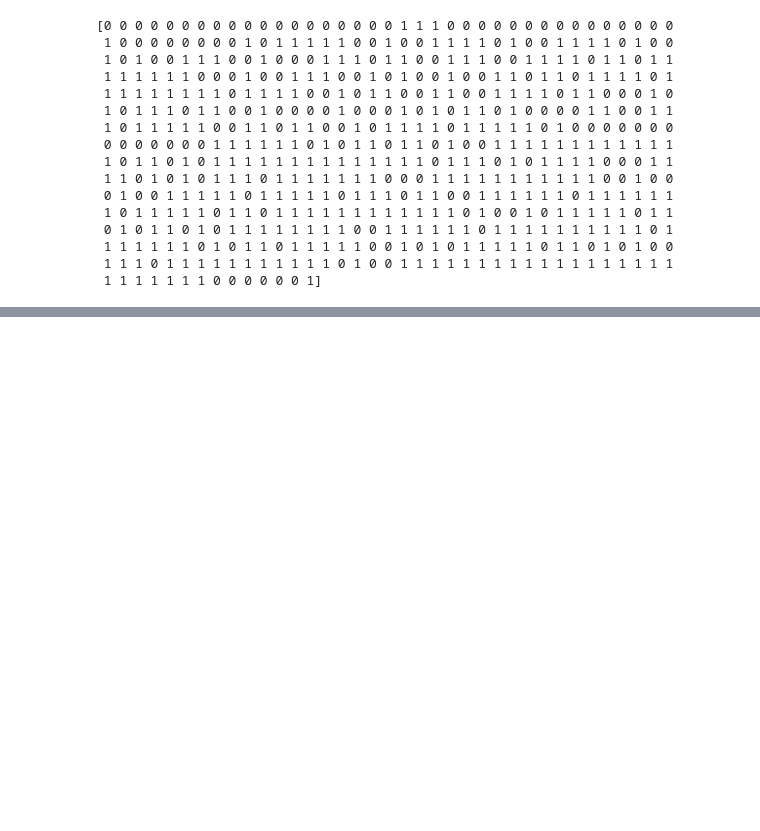
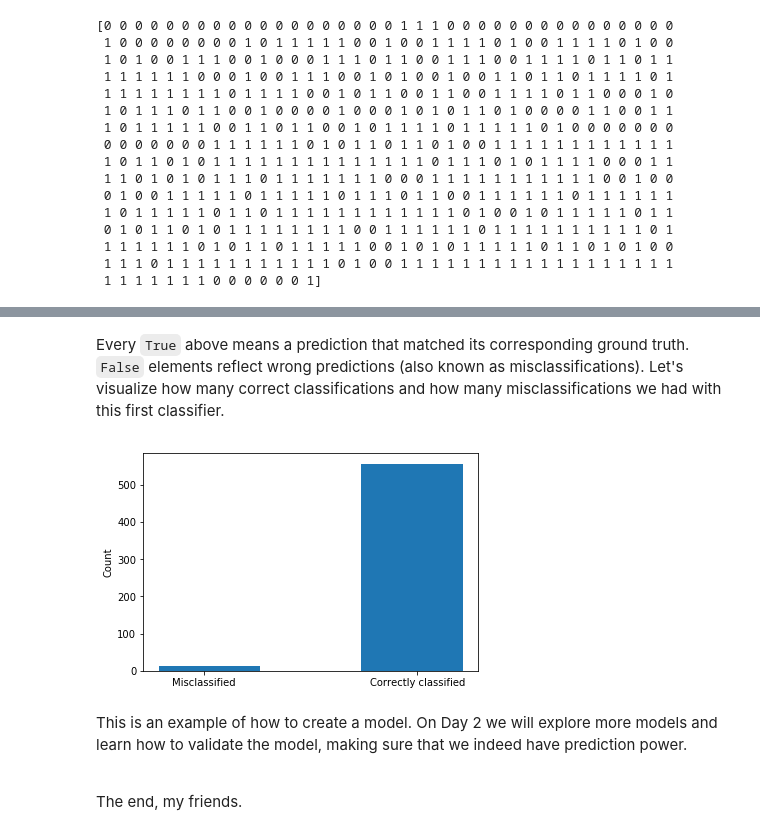
Before and after one commit to QCB-Collaboratory/W17.MachineLearning, a Jupyter notebook: materials/day_1/Day-1_notebook.ipynb, the cells around one changed output, grey strips where cells are left out. Cells and saved outputs as stored; diff of their text form; code cells hidden in the pictures; blank space fills up the shorter version.

````diff
--- a/materials/day_1/Day-1_notebook.ipynb
+++ b/materials/day_1/Day-1_notebook.ipynb
@@ -318,0 +343,4 @@ The end, my friends...
+# %%
+bcancer_model = DecisionTreeClassifier( max_depth=3 )
+# %%
+bcancer_model.fit( bcancer.data, bcancer.target )
@@ -318,0 +370,3 @@ The end, my friends...
+# %%
+bcancer_predictions = bcancer_model.predict( bcancer.data )
+print( bcancer_predictions )
@@ -318,0 +412,16 @@ The end, my friends...
+# %% [markdown]
+Every ```True``` above means a prediction that matched its corresponding ground truth. ```False``` elements reflect wrong predictions (also known as misclassifications). Let's visualize how many correct classifications and how many misclassifications we had with this first classifier.
+# %%
+pl.hist( bcancer.target == bcancer_predictions, bins=3 )
+
+pl.ylabel('Count')
+pl.xticks( [0.15,0.85], ['Misclassified', 'Correctly classified'] )
+
+pl.show()
+# %% [output]
+[figure, added]
+# %% [markdown]
+This is an example of how to create a model. On Day 2 we will explore more models and learn how to validate the model, making sure that we indeed have prediction power.
+
+<br/>
+The end, my friends.
````
Also changed, not shown: parts of 35 cells of this notebook.
